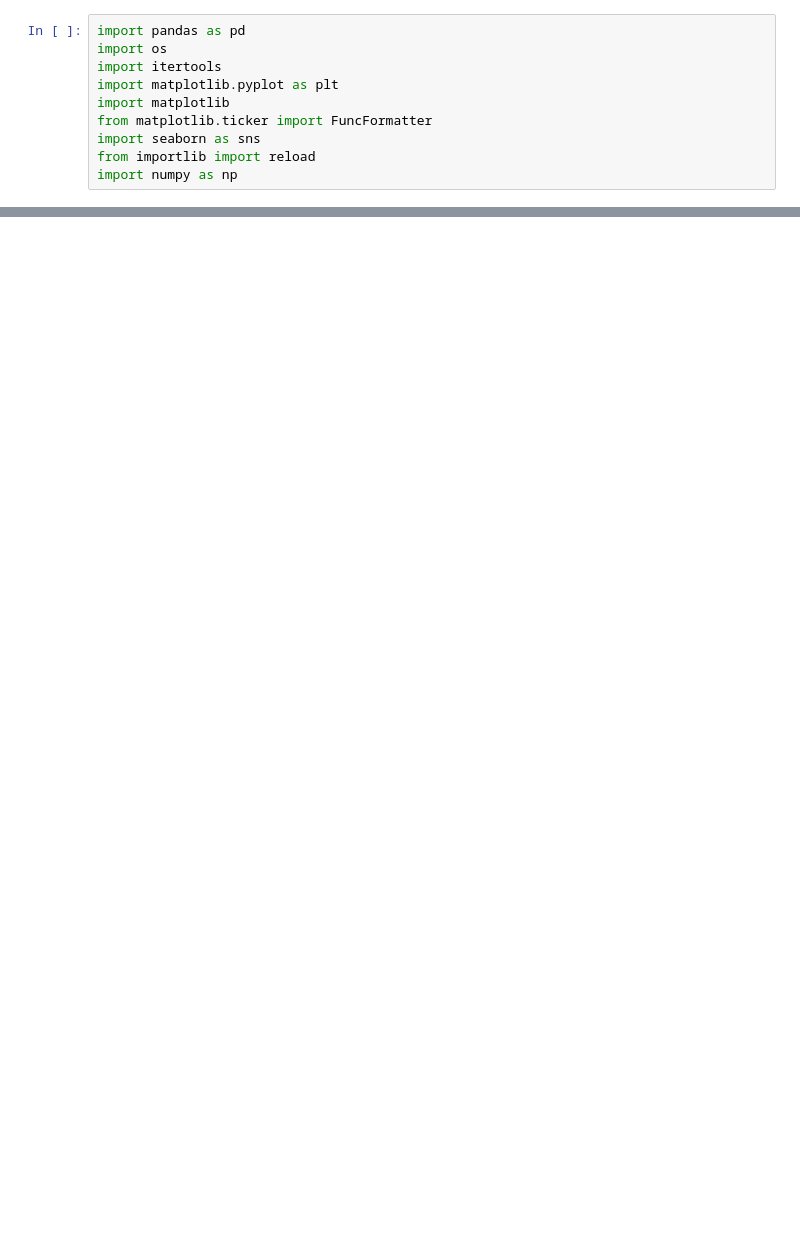
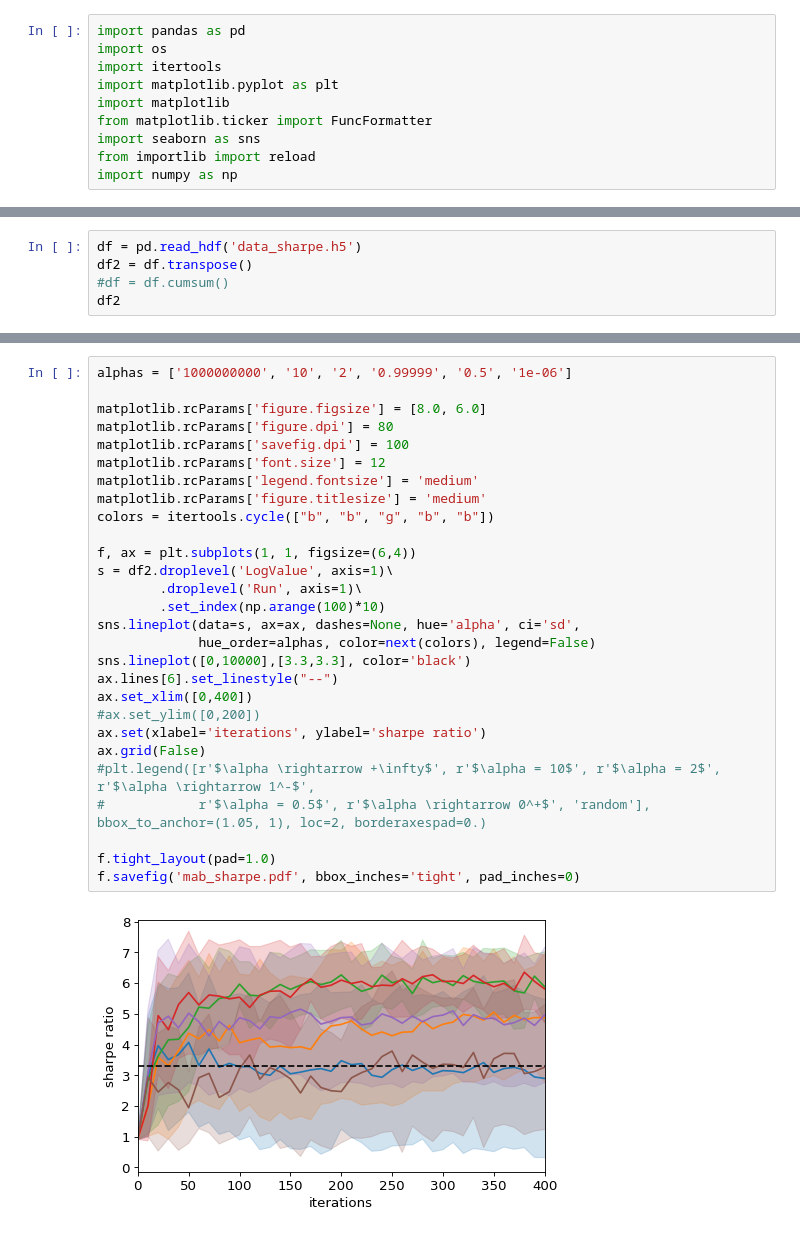
Before and after one commit to ucbtns/renyibounds, a Jupyter notebook: multi_armed_bandit/notebook/plot_learning_curves.ipynb, the cells around one changed output, grey strips where cells are left out. Cells and saved outputs as stored; diff of their text form; blank space fills up the shorter version.

```diff
--- a/multi_armed_bandit/notebook/plot_learning_curves.ipynb
+++ b/multi_armed_bandit/notebook/plot_learning_curves.ipynb
@@ -70,0 +88,5 @@ f.savefig('mab_regret.pdf', bbox_inches='tight', pad_inches=0)
+# %%
+df = pd.read_hdf('data_sharpe.h5')
+df2 = df.transpose()
+#df = df.cumsum()
+df2
@@ -70,0 +115,30 @@ f.savefig('mab_regret.pdf', bbox_inches='tight', pad_inches=0)
+# %%
+alphas = ['1000000000', '10', '2', '0.99999', '0.5', '1e-06']
+
+matplotlib.rcParams['figure.figsize'] = [8.0, 6.0]
+matplotlib.rcParams['figure.dpi'] = 80
+matplotlib.rcParams['savefig.dpi'] = 100
+matplotlib.rcParams['font.size'] = 12
+matplotlib.rcParams['legend.fontsize'] = 'medium'
+matplotlib.rcParams['figure.titlesize'] = 'medium'
+colors = itertools.cycle(["b", "b", "g", "b", "b"])
+
+f, ax = plt.subplots(1, 1, figsize=(6,4))
+s = df2.droplevel('LogValue', axis=1)\
+        .droplevel('Run', axis=1)\
+        .set_index(np.arange(100)*10)
+sns.lineplot(data=s, ax=ax, dashes=None, hue='alpha', ci='sd',
+             hue_order=alphas, color=next(colors), legend=False)
+sns.lineplot([0,10000],[3.3,3.3], color='black')
+ax.lines[6].set_linestyle("--")
+ax.set_xlim([0,400])
+#ax.set_ylim([0,200])
+ax.set(xlabel='iterations', ylabel='sharpe ratio')
+ax.grid(False)
+#plt.legend([r'$\alpha \rightarrow +\infty$', r'$\alpha = 10$', r'$\alpha = 2$', r'$\alpha \rightarrow 1^-$',
+#            r'$\alpha = 0.5$', r'$\alpha \rightarrow 0^+$', 'random'], bbox_to_anchor=(1.05, 1), loc=2, borderaxespad=0.)
+
+f.tight_layout(pad=1.0)
+f.savefig('mab_sharpe.pdf', bbox_inches='tight', pad_inches=0)
+# %% [output]
+[figure, added]
```
Also changed, not shown: parts of 7 cells of this notebook, 5 other files.
